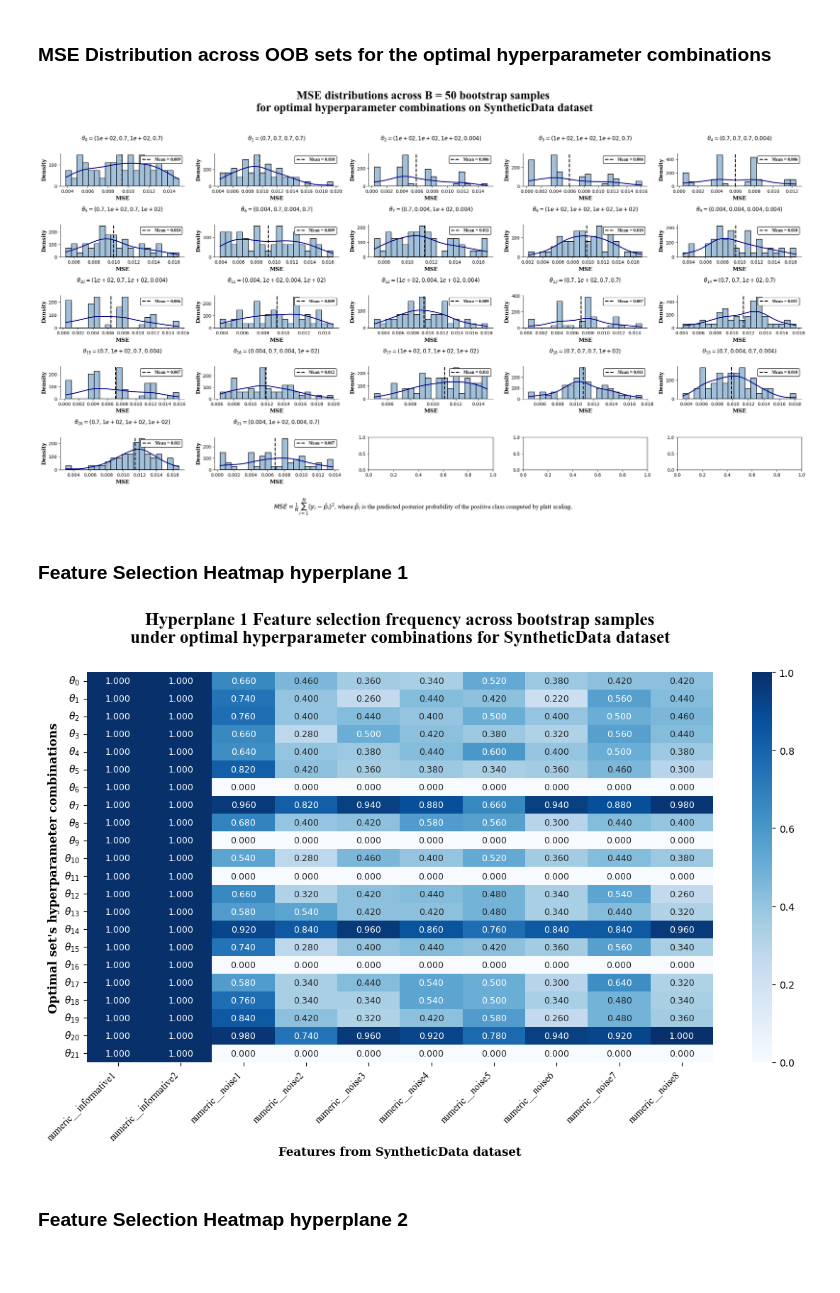
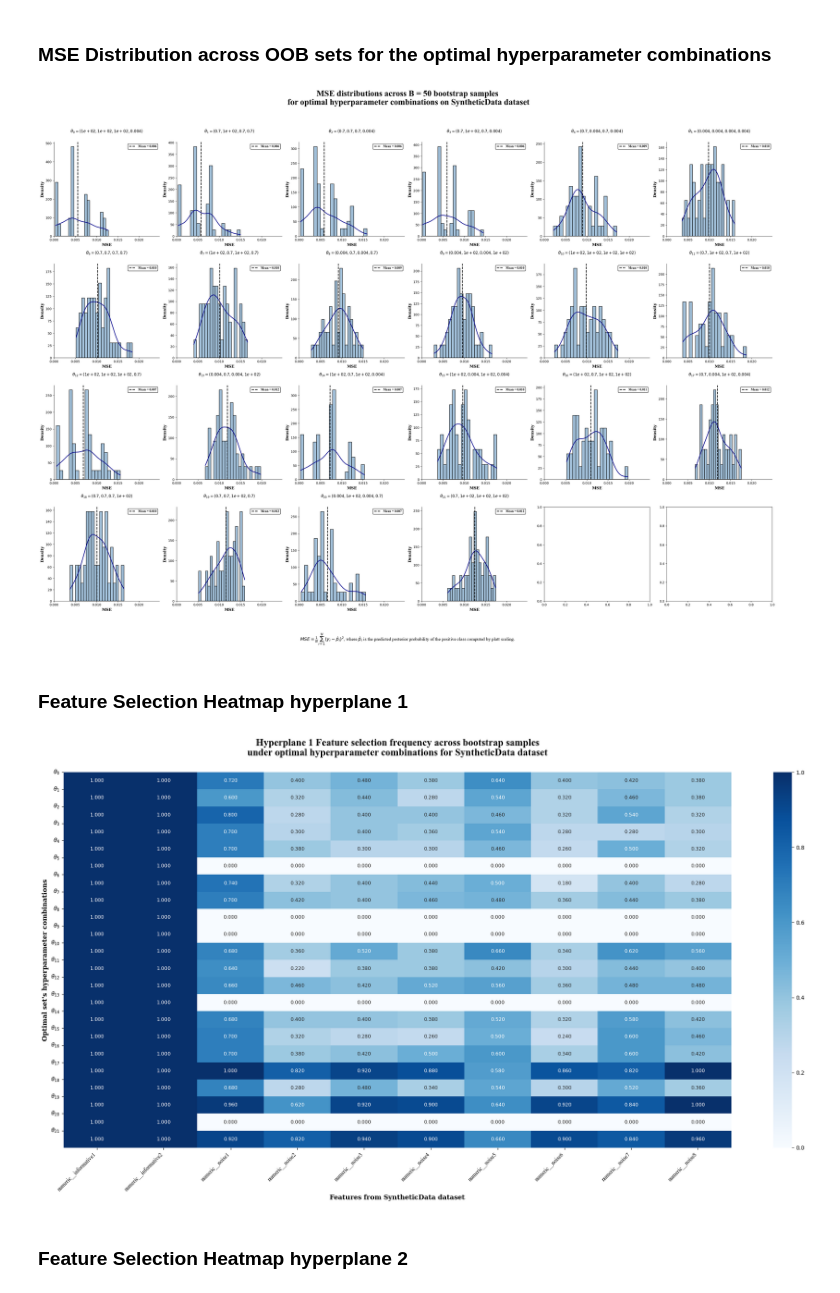
Before and after one commit to danieldelpozuelo-bit/TFM-project, a Jupyter notebook: TWSVM.ipynb, the cells around one changed output. Cells and saved outputs as stored; diff of their text form; code cells hidden in the pictures; blank space fills up the shorter version.

```diff
--- a/TWSVM.ipynb
+++ b/TWSVM.ipynb
@@ -785,10 +785,10 @@ index = X.index.to_numpy()
 
 # Define a simple hyperparameters grid search
 grid = {
-    'c1': np.logspace(-8,7,4, base = 2),
-    'c2': np.logspace(-8,7,4, base = 2),
-    'c3': np.logspace(-8,7,4, base = 2),
-    'c4': np.logspace(-8,7,4, base = 2)
+    'c1': np.logspace(-8,7,5, base = 2),
+    'c2': np.logspace(-8,7,5, base = 2),
+    'c3': np.logspace(-8,7,5, base = 2),
+    'c4': np.logspace(-8,7,5, base = 2)
 }
 
 # Initialize dicts for registering the selected features for each theta, b
@@ -974,43 +956,43 @@ x_max = max(np.max(mse[theta]) for theta in top_theta)
 x_min = min(np.min(mse[theta]) for theta in top_theta)
 
 # Define number of rows and columns on the subplot layout
-n_cols = min(5, len(top_theta))
+n_cols = min(6, len(top_theta))
 n_rows = int(np.ceil(len(top_theta) / n_cols))
 
-fig, axes = plt.subplots(n_rows, n_cols, figsize=(24, 12))
+fig, axes = plt.subplots(n_rows, n_cols, figsize=(32, 22))
 
 # Make axes always iterable as 1D
 axes = np.array(axes).reshape(-1)
 
 for t, theta in enumerate(top_theta):
 
     ax = axes[t]
 
     sns.histplot(mse[theta], bins=20, kde=True, stat='density', color='steelblue', edgecolor='black', linewidth= 1.2, ax=ax)
-    ax.set_xlim(x_min - 0.1, x_max + 0.1)# In binary classification, MSE is restricted to the range (0,1)
+    ax.set_xlim(0.0, x_max + 0.005)# In binary classification, MSE is restricted to the range (0,1)
     ax.lines[-1].set_color('darkblue')
     ax.lines[-1].set_linewidth(2)
     ax.axvline(avg_mse[theta], linewidth = 2, color = 'black', linestyle = '--', label = f'Mean = {avg_mse[theta]:.3f}')
     theta_str = ', '.join(f'{float(v):.0g}' for v in theta)
     ax.set_title(rf'$\boldsymbol{{\theta_{{{t}}}}} = \left({theta_str}\right)$', fontdict=axes_font, pad=30)
     ax.set_xlabel('MSE', fontdict = axes_font)
     ax.set_ylabel('Density', fontdict = axes_font)
     ax.spines['top'].set_visible(False)
     ax.spines['right'].set_visible(False)
     ax.legend(loc = 'upper right', edgecolor = 'black', framealpha = 1, prop = {'size':10, 'weight': 'bold', 'family': 'Times New Roman'})
 
 plt.suptitle(f'MSE distributions across B = {B} bootstrap samples\n for optimal hyperparameter combinations on {dataset_name} dataset',
              fontsize = 26, fontweight = 'bold', fontfamily = 'Times New Roman', y = 1.03)
 
 plt.figtext(
     0.5, -0.05, rf"$MSE = \frac{{1}}{{N}}\sum_{{i=1}}^N (y_i - \hat{{p}}_i)^2$, "
     rf"where $\hat{{p}}_i$ is the predicted posterior probability "
     rf"of the positive class computed by {method} scaling.", ha='center', fontsize=14, fontfamily='Times New Roman'
 )
 plt.tight_layout()
 plt.show()
 # %% [output]
-[figure, old version]
+[figure, new version]
 # %% [markdown]
 ### Feature Selection Heatmap hyperplane 1
 # %%
@@ -1026,7 +1008,7 @@ for t, theta in enumerate(top_theta):
 h1_fs_heatmap = h1_fs_heatmap / B
 
 # Hyperplane 1 feature selection Heatmap
-fig, ax = plt.subplots(figsize=(12, 8))
+fig, ax = plt.subplots(figsize=(22, 12))
 sns.heatmap(h1_fs_heatmap, cmap='Blues',
             annot=True, fmt='.3f', annot_kws={'size': 9}, ax=ax)
 ax.set_title(f'Hyperplane 1 Feature selection frequency across bootstrap samples\n'
@@ -1038,12 +1020,13 @@ theta_labels = [
     rf'$\boldsymbol{{\theta_{{{t}}}}}$' for t, theta in enumerate(top_theta)
 ]
 ax.set_xticklabels(features_names, fontdict=aux_font, rotation=45, ha='right')
+ax.set_yticks(np.arange(len(theta_labels)))
 ax.set_yticklabels(theta_labels, fontdict=aux_font, rotation=0)
 
 plt.tight_layout()
 plt.show()
 # %% [output]
-[figure, old version]
+[figure, new version]
 # %% [markdown]
 ### Feature Selection Heatmap hyperplane 2
 # %%
```
Also changed, not shown: parts of 8 cells of this notebook.
